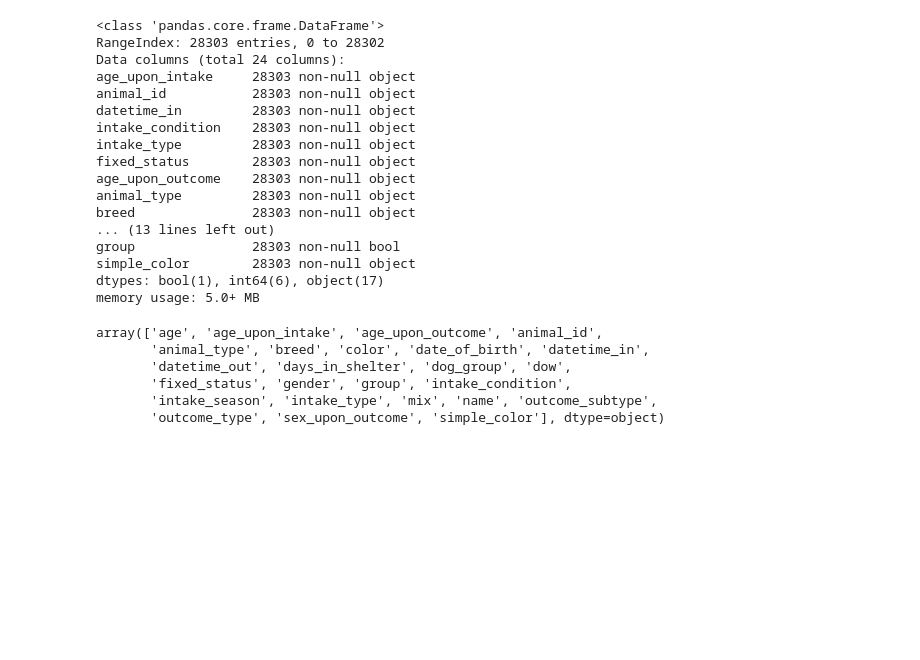
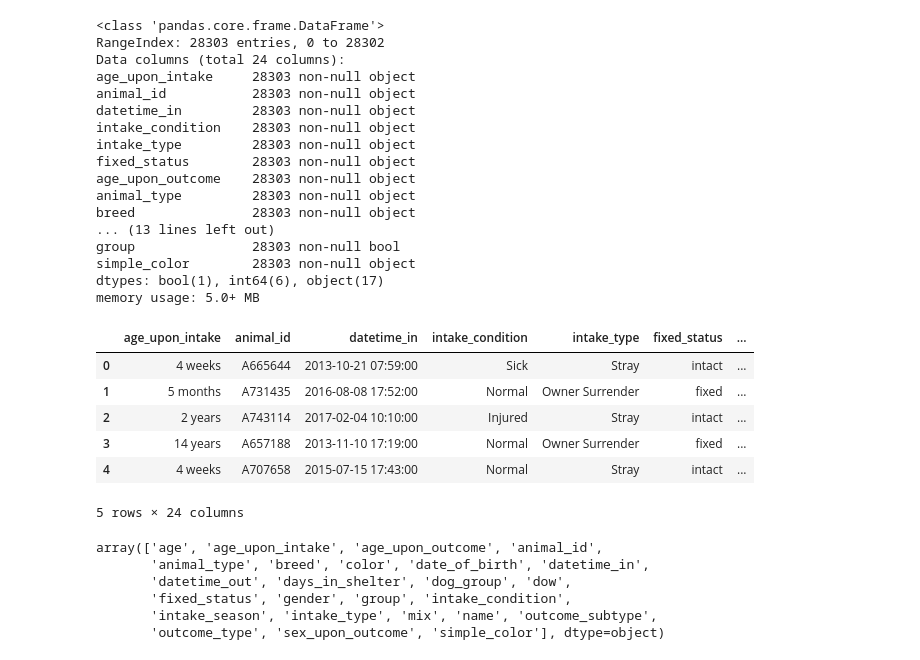
Before and after one commit to luketibbott/kojak, a Jupyter notebook: clean_engineer.ipynb, the cells around one changed output. Saved outputs shown, nothing was run; the diff lists cells and outputs as text; code cells hidden in the pictures; blank space fills up the shorter version.

```diff
--- a/clean_engineer.ipynb
+++ b/clean_engineer.ipynb
@@ -602,6 +524,16 @@ group               28303 non-null bool
 simple_color        28303 non-null object
 dtypes: bool(1), int64(6), object(17)
 memory usage: 5.0+ MB
+# %%
+df_cat.head()
+# %% [output]
+|  | age_upon_intake | animal_id | datetime_in | intake_condition | intake_type | fixed_status | ... |
+| 0 | 4 weeks | A665644 | 2013-10-21 07:59:00 | Sick | Stray | intact | ... |
+| 1 | 5 months | A731435 | 2016-08-08 17:52:00 | Normal | Owner Surrender | fixed | ... |
+| 2 | 2 years | A743114 | 2017-02-04 10:10:00 | Injured | Stray | intact | ... |
+| 3 | 14 years | A657188 | 2013-11-10 17:19:00 | Normal | Owner Surrender | fixed | ... |
+| 4 | 4 weeks | A707658 | 2015-07-15 17:43:00 | Normal | Stray | intact | ... |
+5 rows × 24 columns
 # %%
 concat_df = pd.concat([df_dog, df_cat], sort=True)
 # %%
```
Also changed, not shown: parts of 22 cells of this notebook, 1 other file.
